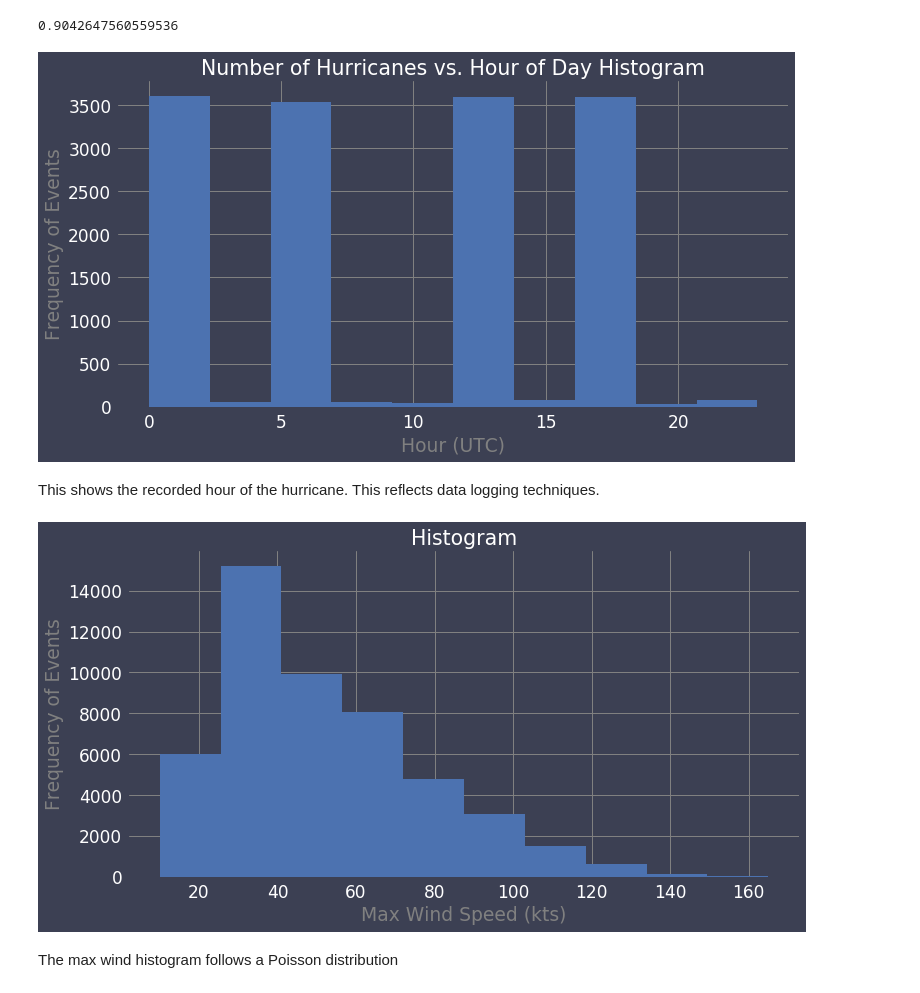
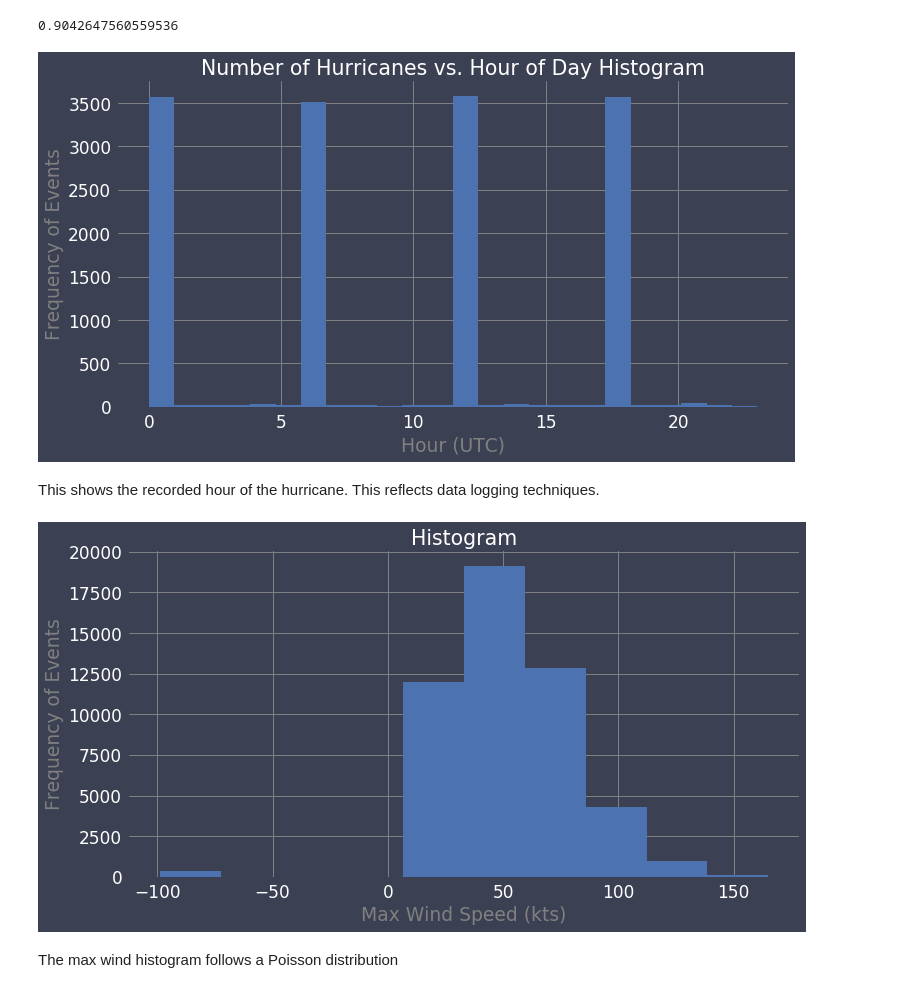
Before and after one commit to blane07/altantic-hurricane-paths, a Jupyter notebook: hurricane-path-predictor.ipynb, the cells around one changed output. Drawn from its saved outputs; the diff is of its cells as text; code cells hidden in the pictures.

```diff
--- a/hurricane-path-predictor.ipynb
+++ b/hurricane-path-predictor.ipynb
@@ -98,2 +99,0 @@ Dropping over 300 rows with missing "max wind" data
-# %%
-data = data[data.max_wind > 0]
@@ -191,13 +194,13 @@ data[(data.day != 99) & ((data.month == 8) | (data.month == 9) | (data.month ==
 0.9042647560559536
 # %%
 plt.figure(figsize=(12, 6))
-data[(data.day != 99) & (data.status == 'HU')].hour.plot(kind='hist')
+data[(data.day != 99) & (data.status == 'HU')].hour.plot(kind='hist', bins=24)
 plt.title("Number of Hurricanes vs. Hour of Day Histogram")
 plt.xlabel("Hour (UTC)")
 plt.ylabel("Frequency of Events")
 plt.show()
 # %% [output]
-[figure, old version]
+[figure, new version]
 # %% [markdown]
 This shows the recorded hour of the hurricane. This reflects data logging techniques.
 # %%
@@ -208,7 +211,7 @@ plt.xlabel("Max Wind Speed (kts)")
 plt.ylabel("Frequency of Events")
 plt.show()
 # %% [output]
-[figure, old version]
+[figure, new version]
 # %% [markdown]
 The max wind histogram follows a Poisson distribution
 # %%
```
Also changed, not shown: parts of 51 cells of this notebook, 4 other files.
